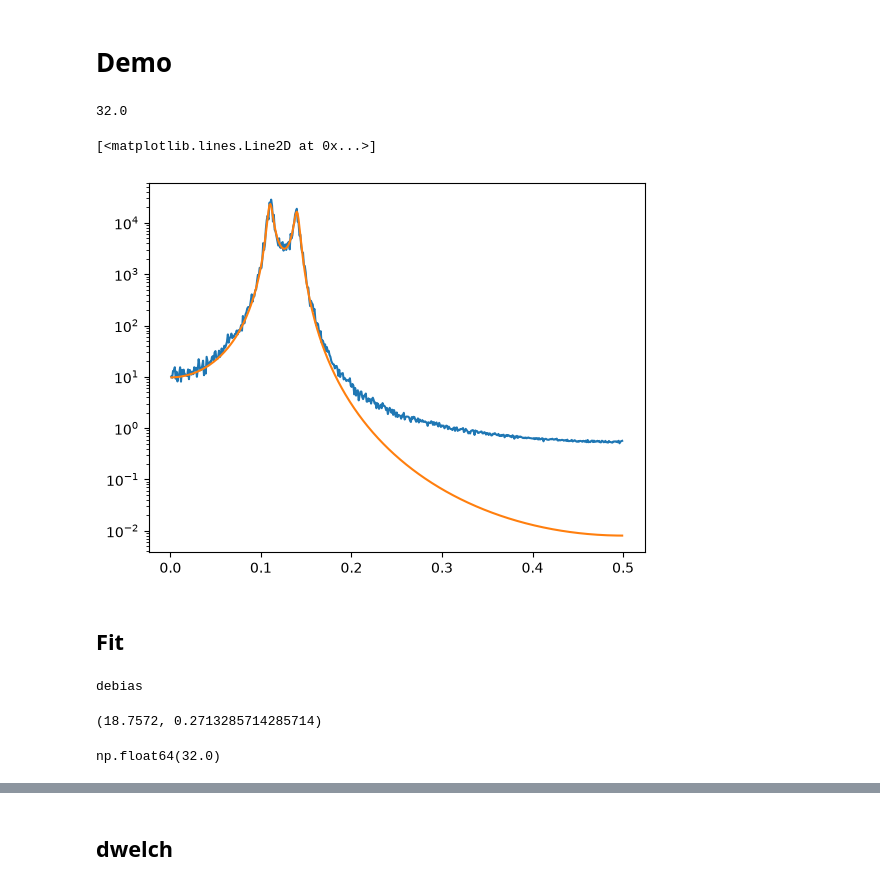
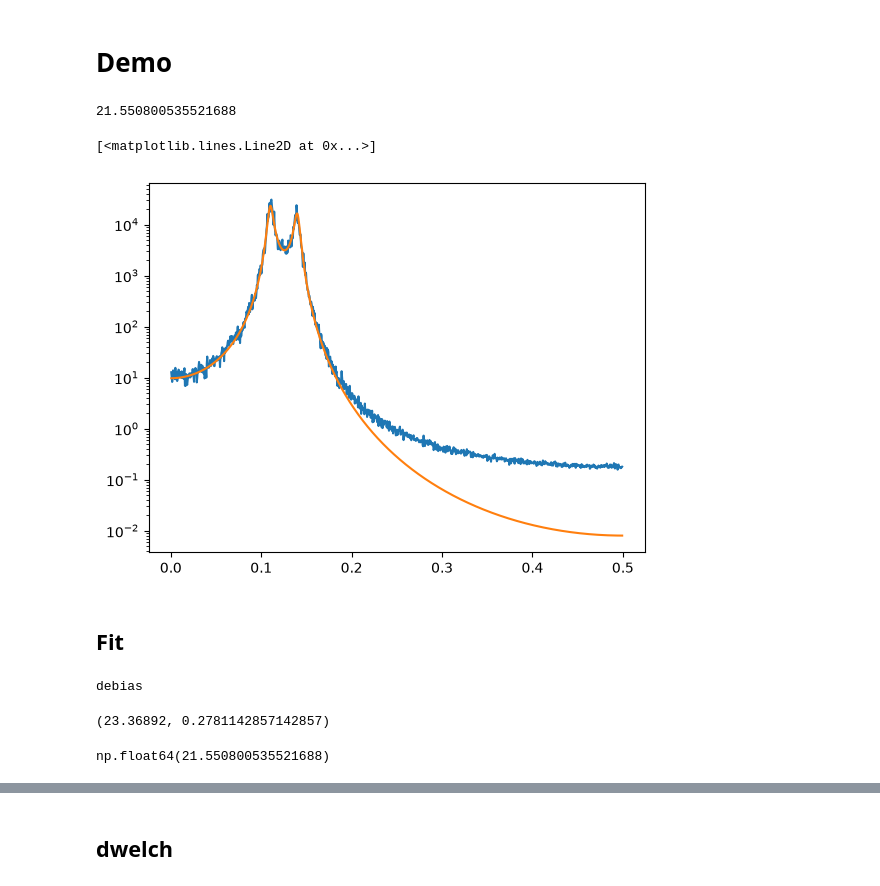
Before and after one commit to marcus-dyson/PSDebias, a Jupyter notebook: notebooks/demo.ipynb, the cells around one changed output, grey strips where cells are left out. Cells and saved outputs as stored; diff of their text form; code cells hidden in the pictures.

```diff
--- a/notebooks/demo.ipynb
+++ b/notebooks/demo.ipynb
@@ -14,25 +14,28 @@ def print_mse_bias_var(est, truth):
 # %%
 # --- simulate the paper's AR(4) process -------------------------------------
 ar_poly = np.array([1.0, -2.7607, 3.8106, -2.6535, 0.9238])  # [1, -phi...]
 
 n = 2**15
 x = sample_ar(1, n, ar_poly, rng=np.random.default_rng(0))[0]
 
 # --- any quadratic estimator; note the third output: the bias kernel --------
-L = 1024
-M = n//L
-est = welch(x,segment_length=L, n_segments =M, step=L,taper=np.ones(L))
+M =32
+p=0.5
+L = int(n / (M * (1-p)  + p))
+step = int(L - p * L)
+
+est = welch(x,segment_length=L, n_segments =M,step=step,taper=np.ones(L),corr=True)
 # est = lag_window(x,window="bartlett",lag=n//15)
 print(est.dof)
 # est = multitaper(x,nw=4)
 true_spectrum = ar_spectrum(est.freqs,ar_poly, sd=1.0)
 
 plt.semilogy(est.freqs, est.psd)
 plt.semilogy(est.freqs, true_spectrum)
 # %% [output]
-32.0
+21.550800535521688
 [<matplotlib.lines.Line2D at 0x...>]
-[figure, old version]
+[figure, new version]
 # %% [markdown]
 ## Fit
 # %%
@@ -55,11 +58,11 @@ print(fit.mode)          # which regime the diagnostic chose
 fit.expected_knots, fit.acceptance_rate
 # %% [output]
 debias
-(18.7572, 0.2713285714285714)
+(23.36892, 0.2781142857142857)
 # %%
 est.dof
 # %% [output]
-np.float64(32.0)
+np.float64(21.550800535521688)
 # %%
 plt.semilogy(est.freqs, est.psd)
 plt.semilogy(est.freqs, fit.mean)
```
Also changed, not shown: parts of 3 cells of this notebook, 22 other files.
